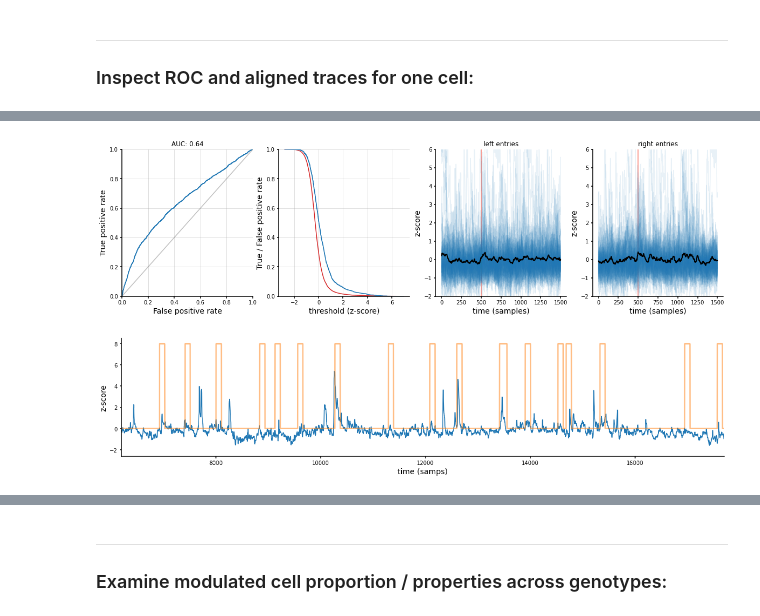
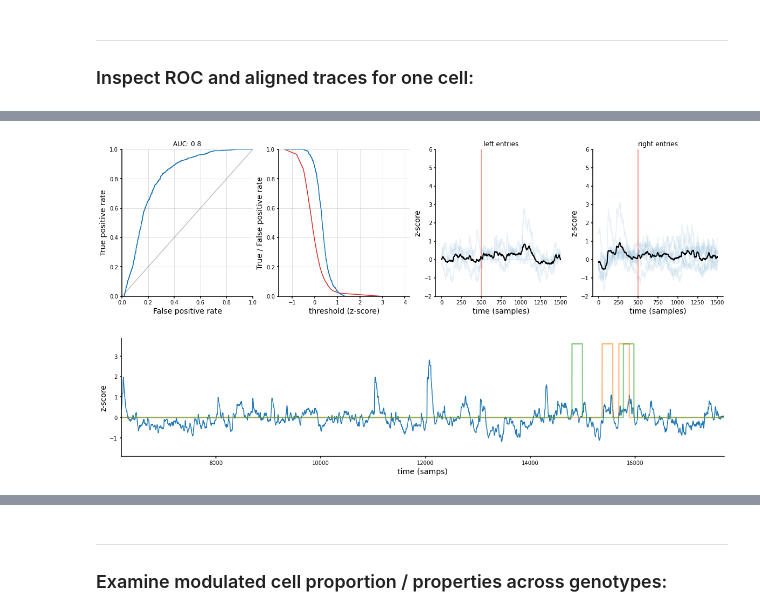
Before and after one commit to inscopix/astellas, a Jupyter notebook: astellas_modulation_sandbox.ipynb, the cells around one changed output, grey strips where cells are left out. Cells and saved outputs as stored; diff of their text form; code cells hidden in the pictures.

```diff
--- a/astellas_modulation_sandbox.ipynb
+++ b/astellas_modulation_sandbox.ipynb
@@ -2349,5 +2622,7 @@ for k in stat_dict.keys():
         print('\t',l)
         for a in stat_dict[k][l].keys():
             print('\t\t',a)
+            for b in stat_dict[k][l][a].keys():
+                print('\t\t\t',b)
 # %% [output]
 FMR1CTRL
@@ -2373,7 +2632,8 @@ FMR1KO
 # %%
-the_cond = 'FMR1CTRL'
-the_exp = 'linear_social_saline'
-the_subj = 'OM047'
+the_cond = 'FMR1KO'
+the_exp = 'linear_social_1.5mgkg_rBaclofen'
+#the_exp = 'linear_social_saline'
+the_subj = 'OM040'
 trace_mtx = stat_dict[the_cond][the_exp][the_subj]['trace_mtx']
 align_pnts = find_com_entries(stat_dict[the_cond][the_exp][the_subj]['COM'], (95,230))
 # %%
@@ -2405,3 +2665,6 @@ align_raster = align_raster_left
+# %%
+align_raster = 1* (align_raster_left + align_raster_right)>0
+#align_raster = (align_raster_right)
 # %%
 f,ax = plt.subplots(2,1,figsize=(12,8))
 ax[0].plot(auroc,'o')
@@ -2470,5 +2719,5 @@ print(aligned_traces.shape)
 # %%
-cellnum = roc_pos_cells[0]
+cellnum = roc_pos_cells[3]
 win = (500,1000)
 # %%
 fpr, tpr, roc_thresh = metrics.roc_curve(align_raster[6200:6200+11500], trace_mtx[6200:6200+11500, cellnum])
@@ -2497,46 +2746,46 @@ ax[3].vlines(win[0], ymin=np.min(aligned_traces), ymax = np.max(aligned_traces),
 
 for a in ax:
     twoaxis(a)
     #a.grid('on', alpha=.5)
 ax[0].set_xlim(0,1)
 ax[0].set_ylim(0,1)
 ax[0].plot([0,1],[0,1], color='gray', alpha=.5)
 ax[0].set_xlabel('False positive rate', fontsize=14)
 ax[0].set_ylabel('True positive rate', fontsize=14)
 ax[0].grid('off', alpha=.5)
 
 ax[1].set_ylabel('True / False positive rate', fontsize=14)
 ax[1].set_xlabel('threshold (z-score)', fontsize=14)
 ax[1].set_ylim(0,1)
 ax[1].grid('off', alpha=.5)
 
 ax[2].set_title('left entries')
 #ax[2].set_ylim(np.min(aligned_traces)/2, np.max(aligned_traces)*1.1 )
 ax[2].set_ylim(-2, 6)
 ax[2].set_ylabel('z-score', fontsize=14)
 ax[2].set_xlabel('time (samples)', fontsize=14)
 
 ax[3].set_title('right entries')
 #ax[3].set_ylim(np.min(aligned_traces)/2, np.max(aligned_traces)*1.1 )
 ax[3].set_ylim(-2, 6)
 ax[3].set_ylabel('z-score', fontsize=14)
 ax[3].set_xlabel('time (samples)', fontsize=14)
 
 plt.show()
+
+f,ax = plt.subplots(1,1,figsize=(20,4))
+ax.plot(signal.medfilt(trace_mtx[:,cellnum],13), linewidth=1.5)
+ax.plot(align_raster_left*np.max(trace_mtx[:,cellnum]), linewidth=2.5, alpha=.5)
+ax.plot(align_raster_right*np.max(trace_mtx[:,cellnum]), linewidth=2.5, alpha=.5)
+
+ax.set_xlim(6200,6200+11500)
+ax.set_ylabel('z-score', fontsize=14)
+ax.set_xlabel('time (samps)', fontsize=14)
+twoaxis(ax)
+plt.show()
 # %% [output]
-[figure, old version]
+[figure, new version]
+[figure, added]
-# %%
-f,ax = plt.subplots(1,1,figsize=(20,4))
-ax.plot(signal.medfilt(trace_mtx[:,cellnum],13), linewidth=1.5)
-ax.plot(align_raster*np.max(trace_mtx[:,cellnum]), linewidth=2.5, alpha=.5)
-
-ax.set_xlim(6200,6200+11500)
-ax.set_ylabel('z-score', fontsize=14)
-ax.set_xlabel('time (samps)', fontsize=14)
-twoaxis(ax)
-plt.show()
-# %% [output]
-[figure, removed]
 # %%
 f,ax = plt.subplots(1,1,figsize=(20,4))
 ax.plot(signal.medfilt(trace_mtx[:,cellnum],13), linewidth=1.5)
```
Also changed, not shown: parts of 68 cells of this notebook.
